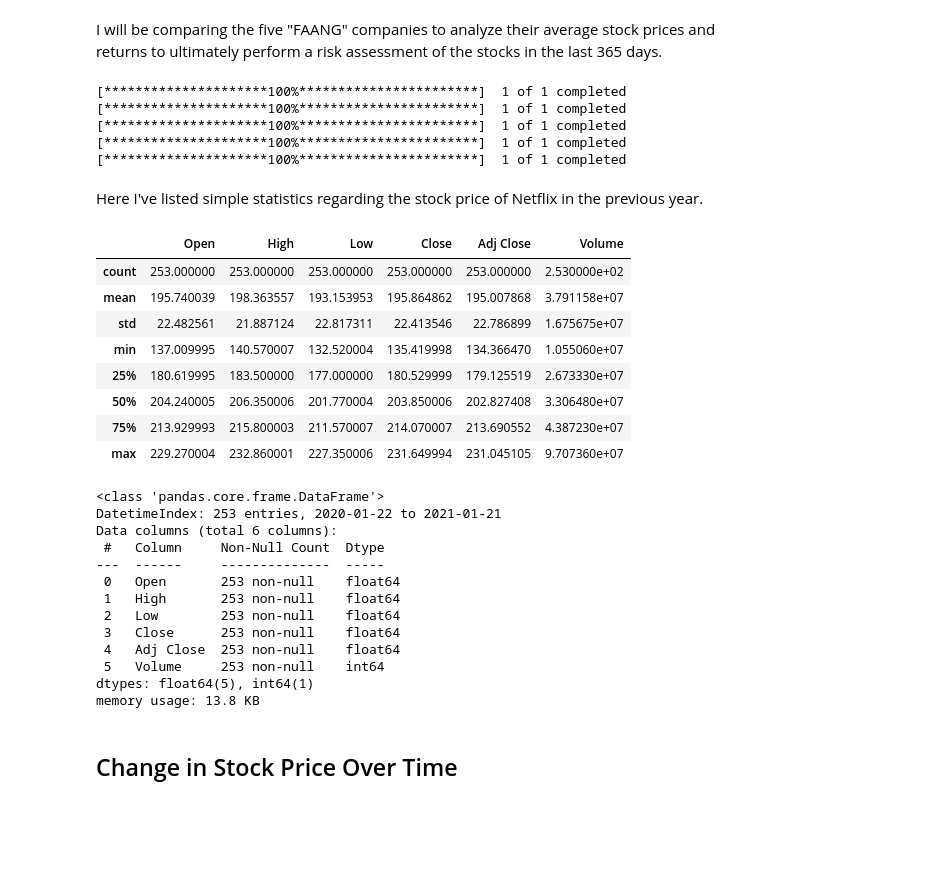
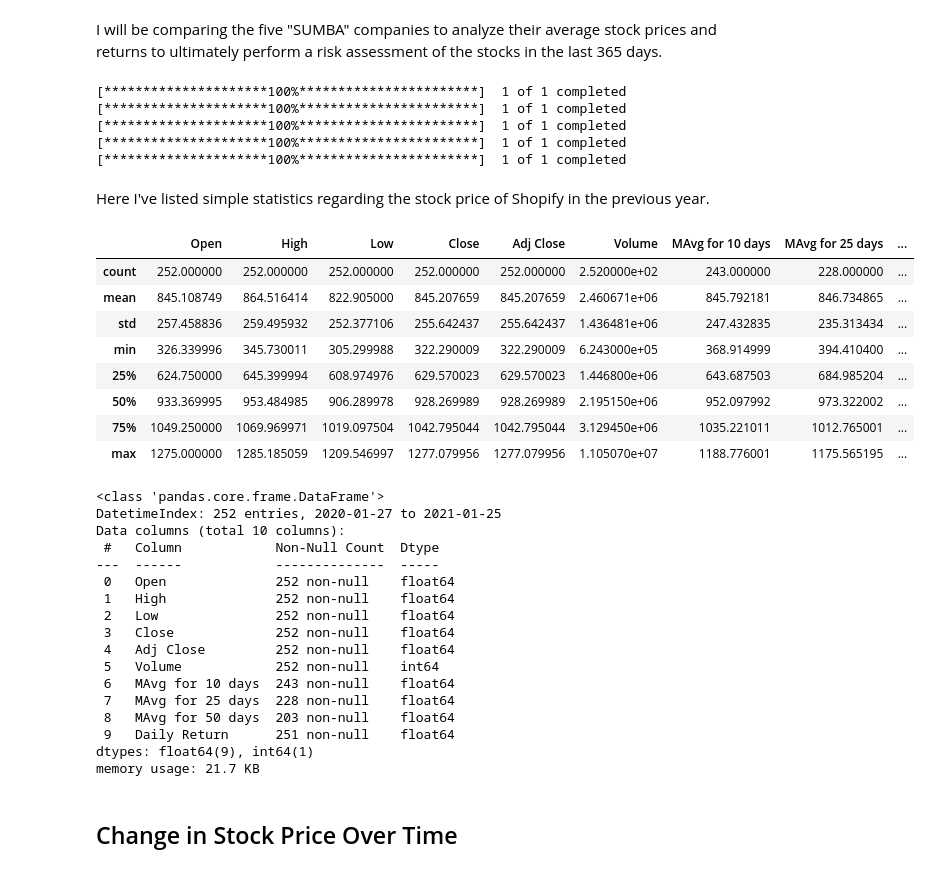
Before and after one commit to Lebo1024/Alcazar, a Jupyter notebook: Risk_Analysis_of_SUMBA_Stocks.ipynb, the cells around one changed output. Saved outputs shown, nothing was run; the diff lists cells and outputs as text; code cells hidden in the pictures; blank space fills up the shorter version.

```diff
--- a/Risk_Analysis_of_SUMBA_Stocks.ipynb
+++ b/Risk_Analysis_of_SUMBA_Stocks.ipynb
@@ -43,7 +47,7 @@ from datetime import datetime
 #Using yfinance to access Yahoo Historical Stocks
 import yfinance as yf
 # %% [markdown]
-I will be comparing the five "FAANG" companies to analyze their average stock prices and returns to ultimately perform a risk assessment of the stocks in the last 365 days.
+I will be comparing the five "SUMBA" companies to analyze their average stock prices and returns to ultimately perform a risk assessment of the stocks in the last 365 days.
 # %%
 stock_list = ['SHOP','UBER','MSFT','BABA','AMD']
 
@@ -61,35 +65,39 @@ for stock in stock_list:
 [*********************100%***********************]  1 of 1 completed
 [*********************100%***********************]  1 of 1 completed
 # %% [markdown]
-Here I've listed simple statistics regarding the stock price of Netflix in the previous year.
+Here I've listed simple statistics regarding the stock price of Shopify in the previous year.
 # %%
-MSFT.describe()
+SHOP.describe()
 # %% [output]
-|  | Open | High | Low | Close | Adj Close | Volume |
-| count | 253.000000 | 253.000000 | 253.000000 | 253.000000 | 253.000000 | 2.530000e+02 |
-| mean | 195.740039 | 198.363557 | 193.153953 | 195.864862 | 195.007868 | 3.791158e+07 |
-| std | 22.482561 | 21.887124 | 22.817311 | 22.413546 | 22.786899 | 1.675675e+07 |
-| min | 137.009995 | 140.570007 | 132.520004 | 135.419998 | 134.366470 | 1.055060e+07 |
-| 25% | 180.619995 | 183.500000 | 177.000000 | 180.529999 | 179.125519 | 2.673330e+07 |
-| 50% | 204.240005 | 206.350006 | 201.770004 | 203.850006 | 202.827408 | 3.306480e+07 |
-| 75% | 213.929993 | 215.800003 | 211.570007 | 214.070007 | 213.690552 | 4.387230e+07 |
-| max | 229.270004 | 232.860001 | 227.350006 | 231.649994 | 231.045105 | 9.707360e+07 |
+|  | Open | High | Low | Close | Adj Close | Volume | MAvg for 10 days | MAvg for 25 days | ... |
+| count | 252.000000 | 252.000000 | 252.000000 | 252.000000 | 252.000000 | 2.520000e+02 | 243.000000 | 228.000000 | ... |
+| mean | 845.108749 | 864.516414 | 822.905000 | 845.207659 | 845.207659 | 2.460671e+06 | 845.792181 | 846.734865 | ... |
+| std | 257.458836 | 259.495932 | 252.377106 | 255.642437 | 255.642437 | 1.436481e+06 | 247.432835 | 235.313434 | ... |
+| min | 326.339996 | 345.730011 | 305.299988 | 322.290009 | 322.290009 | 6.243000e+05 | 368.914999 | 394.410400 | ... |
+| 25% | 624.750000 | 645.399994 | 608.974976 | 629.570023 | 629.570023 | 1.446800e+06 | 643.687503 | 684.985204 | ... |
+| 50% | 933.369995 | 953.484985 | 906.289978 | 928.269989 | 928.269989 | 2.195150e+06 | 952.097992 | 973.322002 | ... |
+| 75% | 1049.250000 | 1069.969971 | 1019.097504 | 1042.795044 | 1042.795044 | 3.129450e+06 | 1035.221011 | 1012.765001 | ... |
+| max | 1275.000000 | 1285.185059 | 1209.546997 | 1277.079956 | 1277.079956 | 1.105070e+07 | 1188.776001 | 1175.565195 | ... |
 # %%
-MSFT.info()
+SHOP.info()
 # %% [output]
 <class 'pandas.core.frame.DataFrame'>
-DatetimeIndex: 253 entries, 2020-01-22 to 2021-01-21
-Data columns (total 6 columns):
- #   Column     Non-Null Count  Dtype
----  ------     --------------  -----
- 0   Open       253 non-null    float64
- 1   High       253 non-null    float64
- 2   Low        253 non-null    float64
- 3   Close      253 non-null    float64
- 4   Adj Close  253 non-null    float64
- 5   Volume     253 non-null    int64
-dtypes: float64(5), int64(1)
-memory usage: 13.8 KB
+DatetimeIndex: 252 entries, 2020-01-27 to 2021-01-25
+Data columns (total 10 columns):
+ #   Column            Non-Null Count  Dtype
+---  ------            --------------  -----
+ 0   Open              252 non-null    float64
+ 1   High              252 non-null    float64
+ 2   Low               252 non-null    float64
+ 3   Close             252 non-null    float64
+ 4   Adj Close         252 non-null    float64
+ 5   Volume            252 non-null    int64
+ 6   MAvg for 10 days  243 non-null    float64
+ 7   MAvg for 25 days  228 non-null    float64
+ 8   MAvg for 50 days  203 non-null    float64
+ 9   Daily Return      251 non-null    float64
+dtypes: float64(9), int64(1)
+memory usage: 21.7 KB
 # %% [markdown]
 ## Change in Stock Price Over Time
 # %%
```
Also changed, not shown: parts of 33 cells of this notebook.
